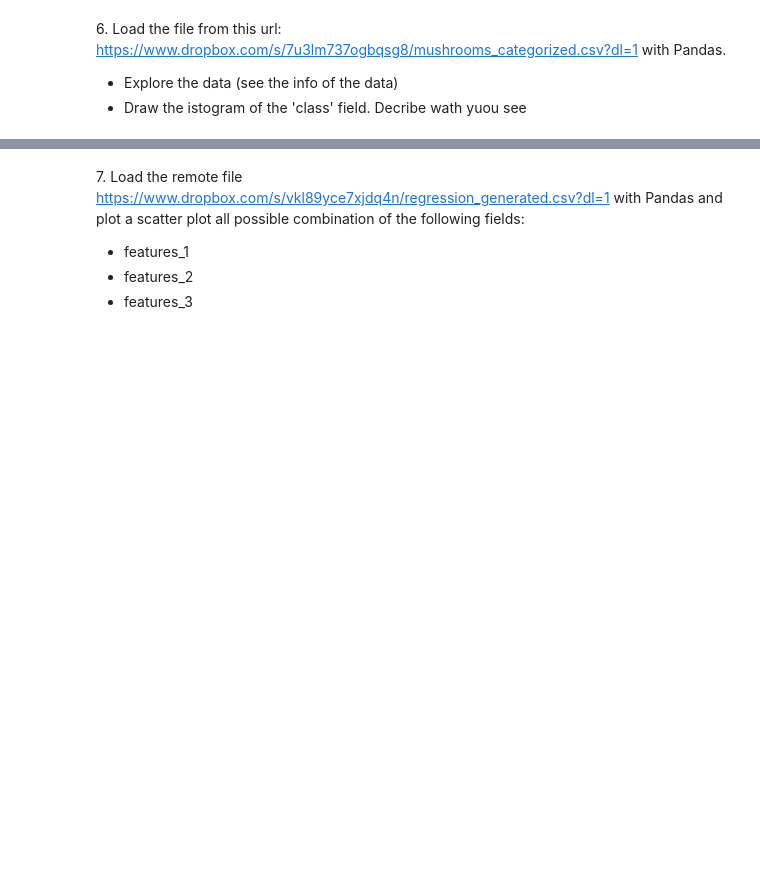
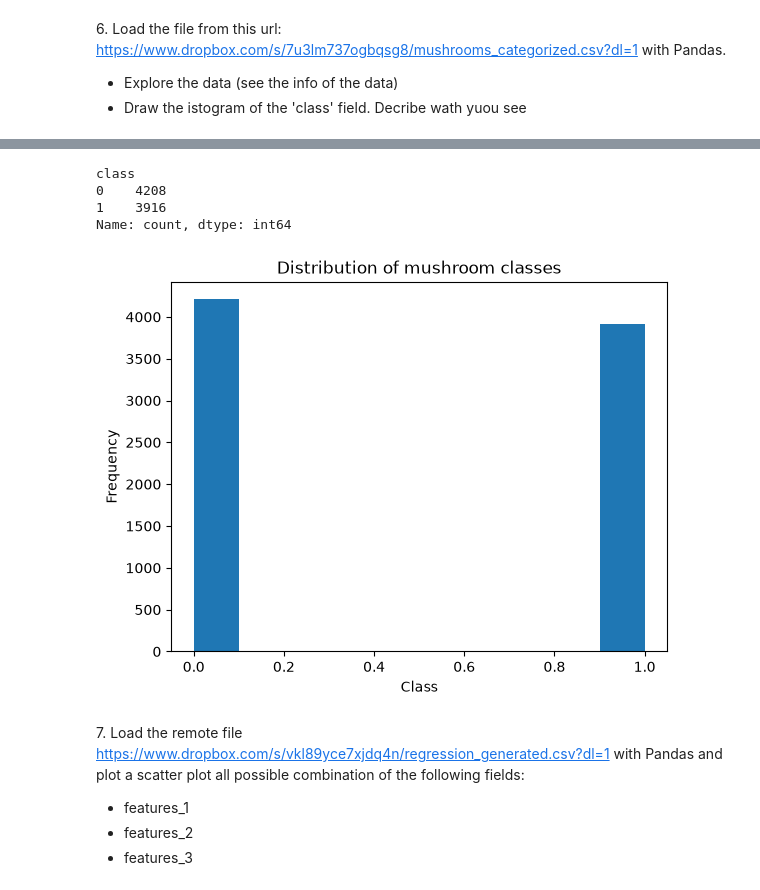
Before and after one commit to ximena01cn/LaboratoryOfComputationalPhysics_Y9, a Jupyter notebook: 05ex_OSEMN.ipynb, the cells around one changed output, grey strips where cells are left out. Drawn from its saved outputs; the diff is of its cells as text; code cells hidden in the pictures; blank space fills up the shorter version.

```diff
--- a/05ex_OSEMN.ipynb
+++ b/05ex_OSEMN.ipynb
@@ -67,3 +94,12 @@ for line in data: # luego para cada linea de datos
 6\. Load the file from this url: [https://www.dropbox.com/s/7u3lm737ogbqsg8/mushrooms_categorized.csv?dl=1](https://www.dropbox.com/s/7u3lm737ogbqsg8/mushrooms_categorized.csv?dl=1) with Pandas.
 + Explore the data (see the info of the data)
 + Draw the istogram of the 'class' field. Decribe wath yuou see
+# %%
+import pandas as pd
+
+url = "https://www.dropbox.com/s/7u3lm737ogbqsg8/mushrooms_categorized.csv?dl=1"
+
+# con pandas c+poedmos leer directamente un archivo desde una url
+data = pd.read_csv(url)
+
+data.head()
@@ -70,3 +127,22 @@ for line in data: # luego para cada linea de datos
+# %%
+# asi podemos contar el numero de clases diferentes que contiene la varibale class y cuantos hay en cada clase
+data["class"].value_counts()
+# %% [output]
+class
+0    4208
+1    3916
+Name: count, dtype: int64
+# %%
+import matplotlib.pyplot as plt
+
+#simplemente utilizamos .hist y ponemos la colmumna que queremos plotear
+plt.hist(data["class"])
+plt.xlabel("Class")
+plt.ylabel("Frequency")
+plt.title("Distribution of mushroom classes")
+plt.show()
+# %% [output]
+[figure, added]
 # %% [markdown]
 7\. Load the remote file [https://www.dropbox.com/s/vkl89yce7xjdq4n/regression_generated.csv?dl=1](https://www.dropbox.com/s/vkl89yce7xjdq4n/regression_generated.csv?dl=1) with Pandas and plot a scatter plot all possible combination of the following fields:
 
```
Also changed, not shown: parts of 6 cells of this notebook, 1 other file.
